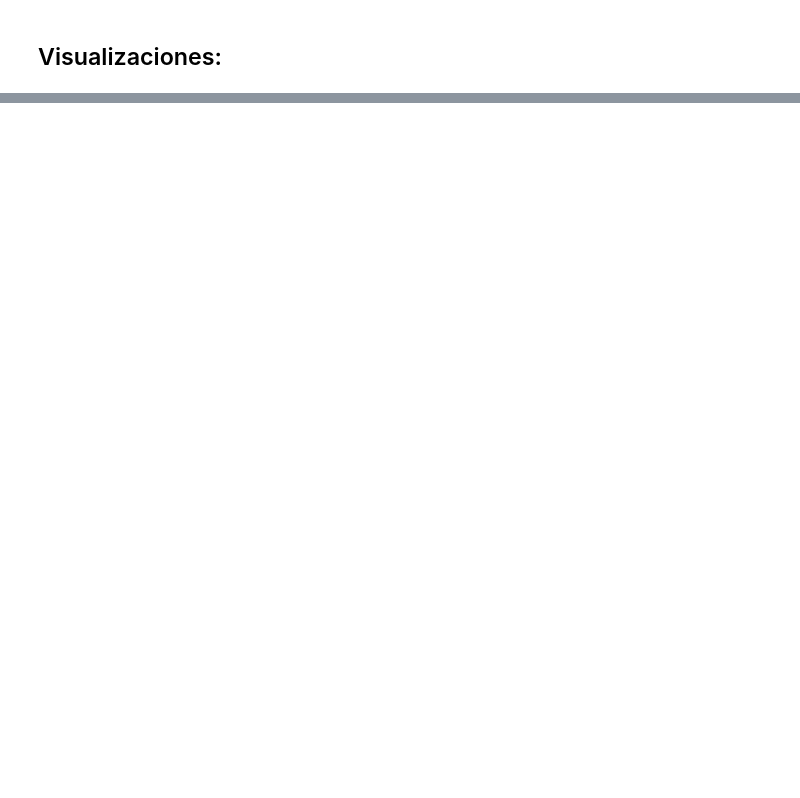
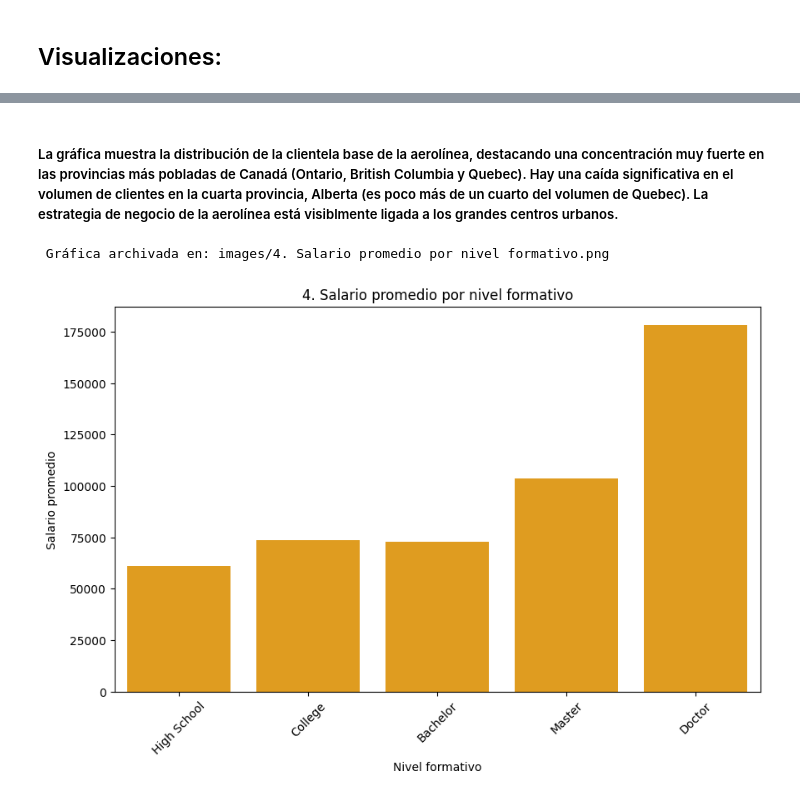
Before and after one commit to Adalab/bda-modulo-3-evaluacion-final-andrearvirgos, a Jupyter notebook: Solución-evaluación-final.ipynb, the cells around one changed output, grey strips where cells are left out. Saved outputs shown, nothing was run; the diff lists cells and outputs as text; code cells hidden in the pictures; blank space fills up the shorter version.

```diff
--- a/Solución-evaluación-final.ipynb
+++ b/Solución-evaluación-final.ipynb
@@ -547,0 +706,25 @@ plt.show()
+# %% [markdown]
+##### La gráfica muestra la distribución de la clientela base de la aerolínea, destacando una concentración muy fuerte en las provincias más pobladas de Canadá (Ontario, British Columbia y Quebec). Hay una caída significativa en el volumen de clientes en la cuarta provincia, Alberta (es poco más de un cuarto del volumen de Quebec). La estrategia de negocio de la aerolínea está visiblmente ligada a los grandes centros urbanos.
+# %%
+# 4.  ¿Cómo se compara el salario promedio entre los diferentes niveles educativos de los clientes?
+# Niveles educativos agrupados por códigos de columna
+salario_vs_educacion = df_fusionado.groupby('Education_Codes')['Salary'].mean().reset_index()
+
+# asignación etiquetas para legibilidad
+etiquetas_edu = {1: 'High School', 2: 'College', 3: 'Bachelor', 4: 'Master', 5: 'Doctor'}
+salario_vs_educacion['Nivel_formativo'] = salario_vs_educacion['Education_Codes'].map(etiquetas_edu)
+
+plt.figure(figsize=(10, 6))
+
+sns.barplot(x='Nivel_formativo', y='Salary', data=salario_vs_educacion, color='orange')
+
+plt.title('4. Salario promedio por nivel formativo')
+plt.xlabel('Nivel formativo')
+plt.ylabel('Salario promedio')
+plt.xticks(rotation=45)
+
+archivar_grafica('4. Salario promedio por nivel formativo')
+plt.show()
+# %% [output]
+ Gráfica archivada en: images/4. Salario promedio por nivel formativo.png
+[figure, added]
```
Also changed, not shown: parts of 25 cells of this notebook, 9 other files.
